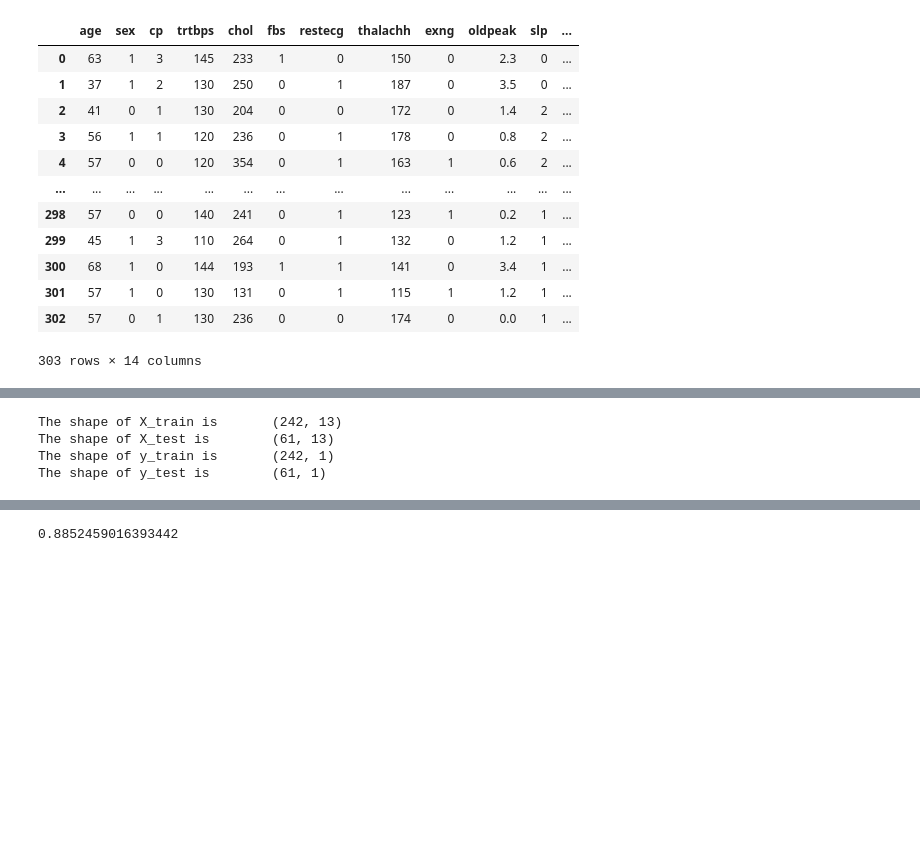
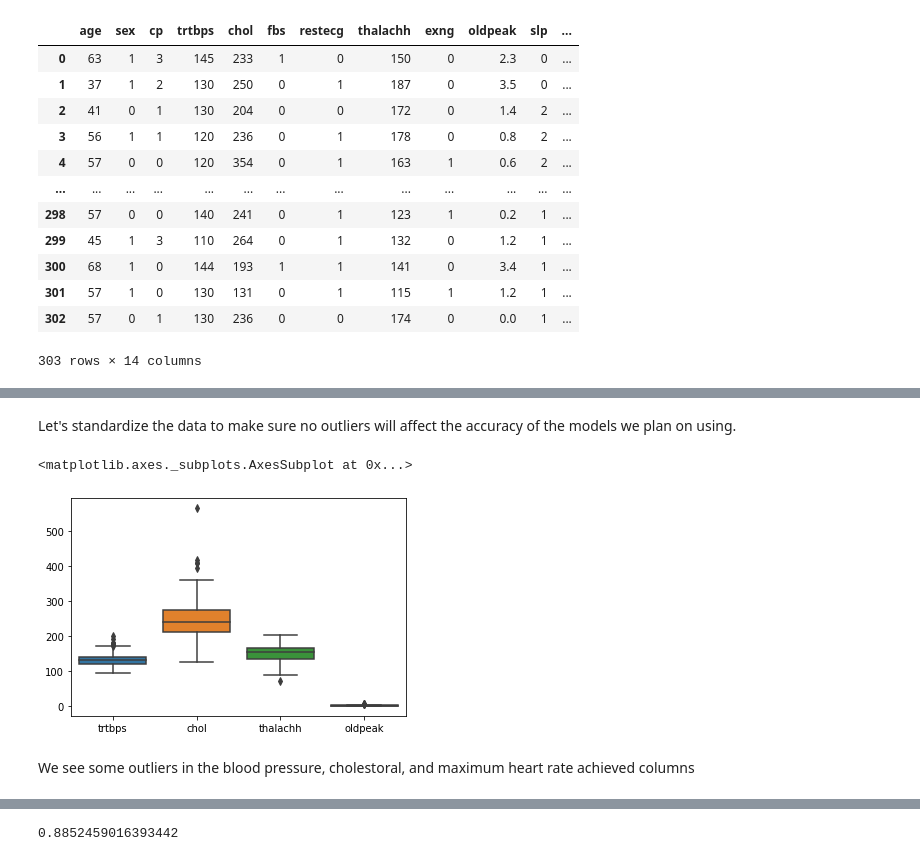
Before and after one commit to Rogercas1/DS201Final, a Jupyter notebook: Classifier.ipynb, the cells around one changed output, grey strips where cells are left out. Saved outputs shown, nothing was run; the diff lists cells and outputs as text; code cells hidden in the pictures; blank space fills up the shorter version.

```diff
--- a/Classifier.ipynb
+++ b/Classifier.ipynb
@@ -42,0 +30,3 @@ df
+# %%
+# Remove an duplicates existing in data
+df.drop_duplicates(inplace=True)
@@ -42,0 +51,10 @@ df
+# %% [markdown]
+Let's standardize the data to make sure no outliers will affect the accuracy of the models we plan on using.
+# %%
+# Plot multidigit columbs
+sns.boxplot(data = df[['trtbps', 'chol', 'thalachh', 'oldpeak']])
+# %% [output]
+<matplotlib.axes._subplots.AxesSubplot at 0x...>
+[figure, added]
+# %% [markdown]
+We see some outliers in the blood pressure, cholestoral, and maximum heart rate achieved columns
@@ -43,14 +66,3 @@ df
 # %%
 X = df.drop(['output'],axis=1)
 y = df[['output']]
-# %%
-X_train, X_test, y_train, y_test = train_test_split(X,y, test_size = 0.2, random_state = 42)
-print("The shape of X_train is      ", X_train.shape)
-print("The shape of X_test is       ",X_test.shape)
-print("The shape of y_train is      ",y_train.shape)
-print("The shape of y_test is       ",y_test.shape)
-# %% [output]
-The shape of X_train is       (242, 13)
-The shape of X_test is        (61, 13)
-The shape of y_train is       (242, 1)
-The shape of y_test is        (61, 1)
```
Also changed, not shown: parts of 19 cells of this notebook.
